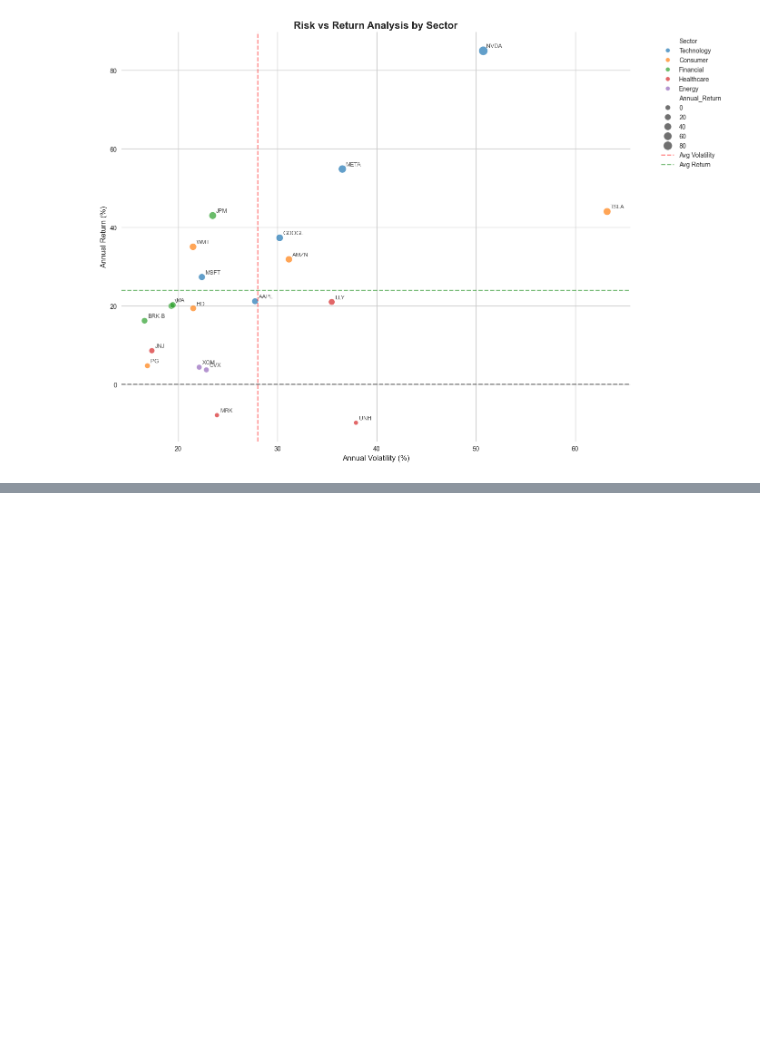
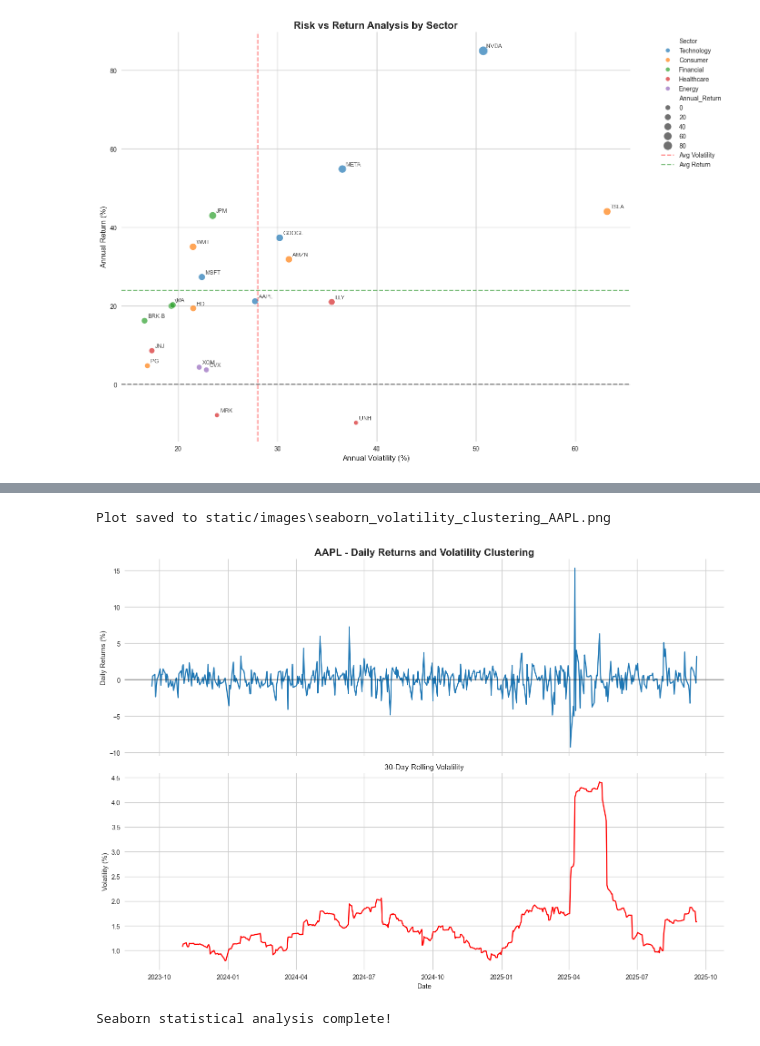
Before and after one commit to RamuNalla/financial-market-analysis-dashboard, a Jupyter notebook: notebooks/3_seaborn_analysis.ipynb, the cells around one changed output, grey strips where cells are left out. Cells and saved outputs as stored; diff of their text form; code cells hidden in the pictures; blank space fills up the shorter version.

```diff
--- a/notebooks/3_seaborn_analysis.ipynb
+++ b/notebooks/3_seaborn_analysis.ipynb
@@ -145,0 +216,33 @@ Plot saved to static/images\seaborn_risk_return.png
+# %%
+# Plot-6: Volatility Clustering Visualization
+def create_volatility_clustering():
+    ticker = 'AAPL'
+    prices = stock_data[ticker]['prices']
+    returns = prices['Returns'].dropna() * 100
+    rolling_vol = returns.rolling(window=30).std()
+
+    fig, (ax1, ax2) = plt.subplots(2, 1, figsize=(14, 10), sharex=True)
+
+    sns.lineplot(data=returns.reset_index(), x='Date', y='Returns', ax=ax1)     # Returns plot
+    ax1.set_title(f'{ticker} - Daily Returns and Volatility Clustering',
+                  fontsize=16, fontweight='bold')
+    ax1.set_ylabel('Daily Returns (%)')
+    ax1.axhline(y=0, color='black', linestyle='-', alpha=0.3)
+
+    sns.lineplot(data=rolling_vol.reset_index(), x='Date', y='Returns',         # Rolling volatility plot
+                 color='red', ax=ax2)
+    ax2.set_title('30-Day Rolling Volatility')
+    ax2.set_ylabel('Volatility (%)')
+    ax2.set_xlabel('Date')
+
+    plt.tight_layout()
+    viz_utils.save_plot(fig, f'seaborn_volatility_clustering_{ticker}.png')
+    plt.show()
+
+create_volatility_clustering()
+
+print("Seaborn statistical analysis complete!")
+# %% [output]
+Plot saved to static/images\seaborn_volatility_clustering_AAPL.png
+[figure, added]
+Seaborn statistical analysis complete!
```
Also changed, not shown: parts of 2 cells of this notebook, 15 other files.
